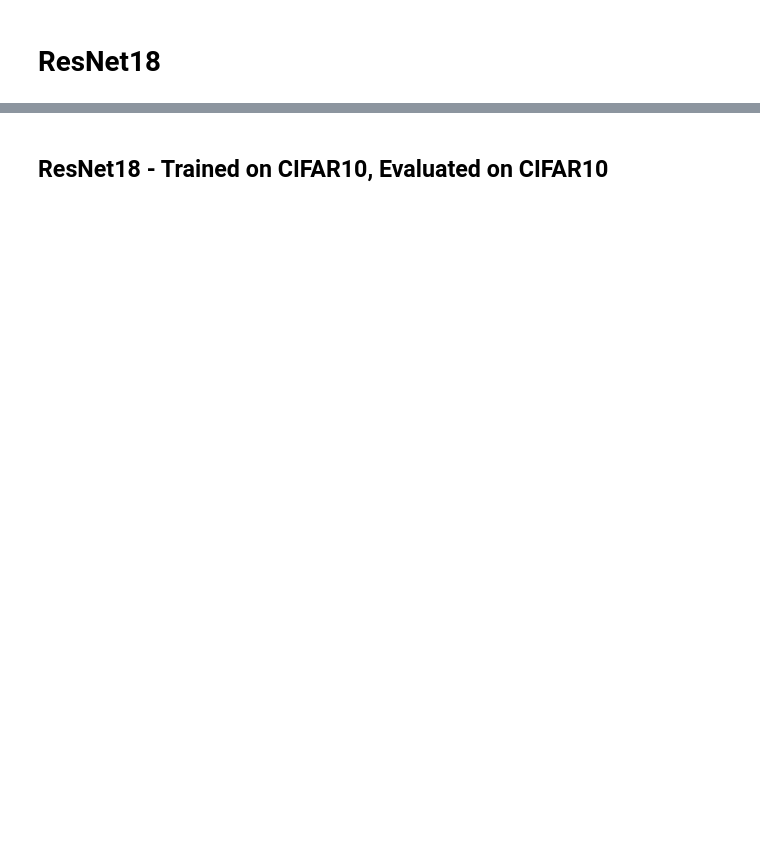
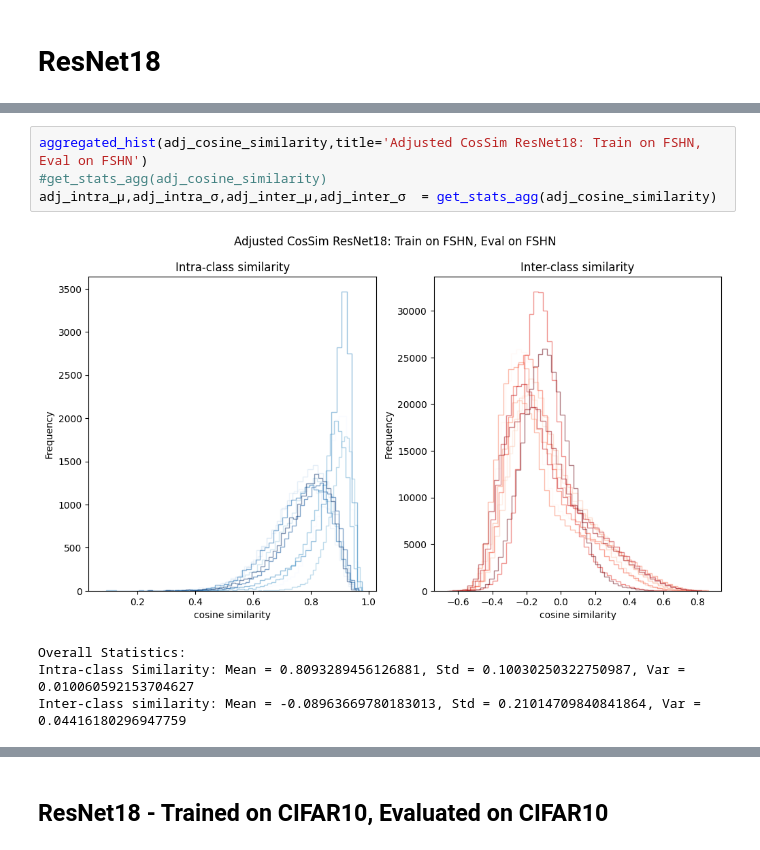
Before and after one commit to sebasalonsogp/MLResearch, a Jupyter notebook: Notebooks/final.ipynb, the cells around one changed output, grey strips where cells are left out. Drawn from its saved outputs; the diff is of its cells as text; blank space fills up the shorter version.

```diff
--- a/Notebooks/final.ipynb
+++ b/Notebooks/final.ipynb
@@ -15,0 +116,9 @@ import json
+# %%
+aggregated_hist(adj_cosine_similarity,title='Adjusted CosSim ResNet18: Train on FSHN, Eval on FSHN')
+#get_stats_agg(adj_cosine_similarity)
+adj_intra_μ,adj_intra_σ,adj_inter_μ,adj_inter_σ  = get_stats_agg(adj_cosine_similarity)
+# %% [output]
+[figure, added]
+Overall Statistics:
+Intra-class Similarity: Mean = 0.8093289456126881, Std = 0.10030250322750987, Var = 0.010060592153704627
+Inter-class similarity: Mean = -0.08963669780183013, Std = 0.21014709840841864, Var = 0.04416180296947759
```
Also changed, not shown: parts of 72 cells of this notebook, 6 other files.
